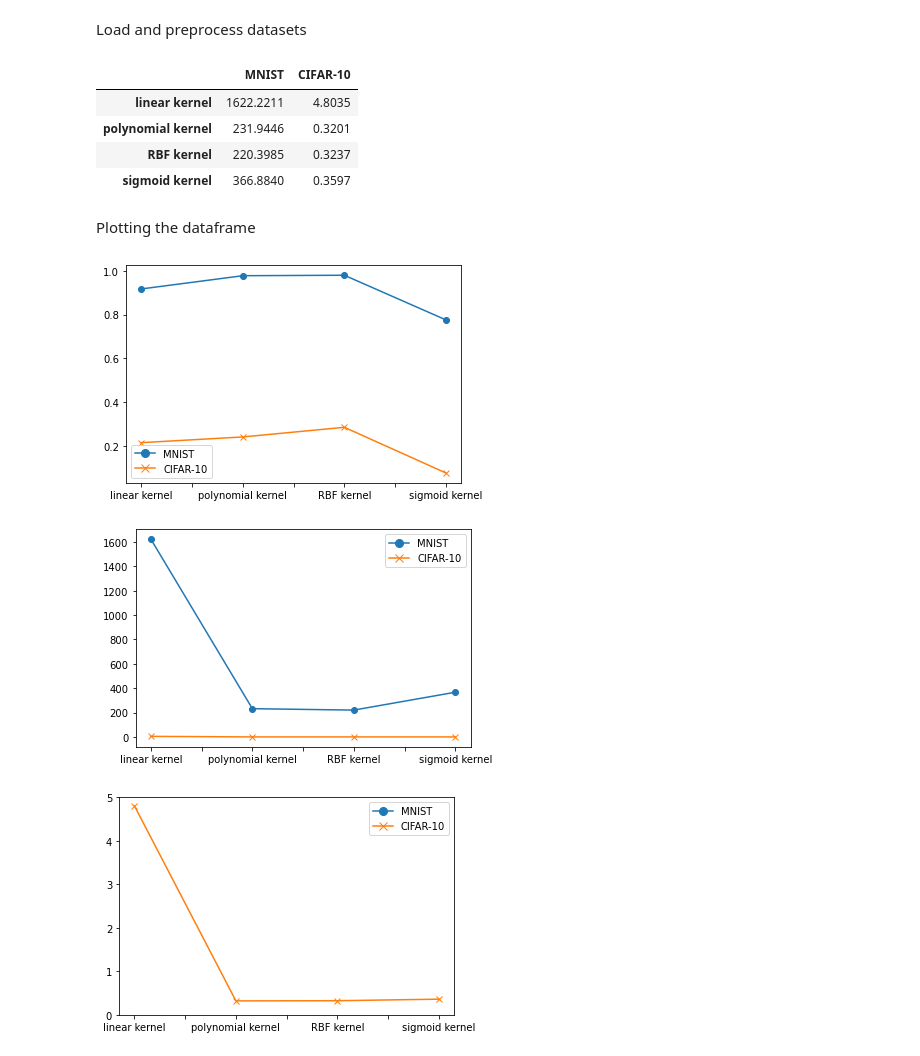
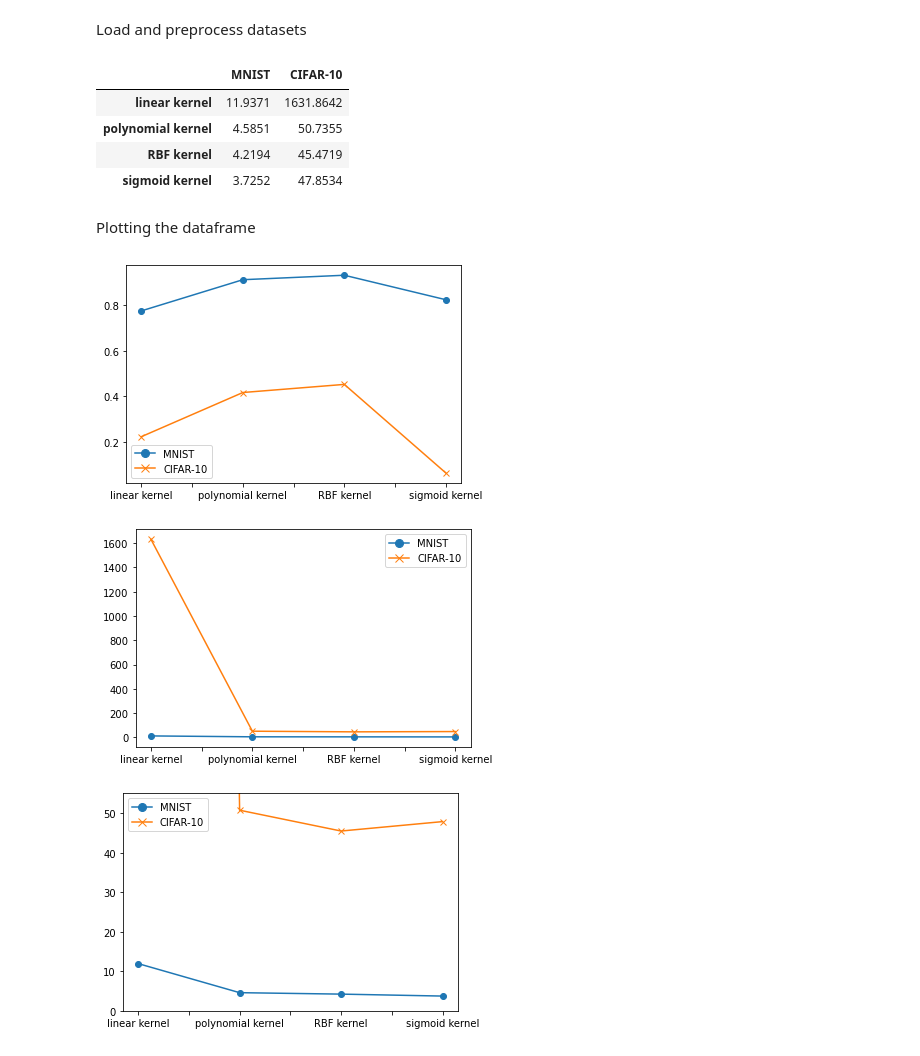
Before and after one commit to wookyung-lee/svmBT, a Jupyter notebook: comparison_w_real_data/main.ipynb, the cells around one changed output. Drawn from its saved outputs; the diff is of its cells as text; code cells hidden in the pictures.

```diff
--- a/comparison_w_real_data/main.ipynb
+++ b/comparison_w_real_data/main.ipynb
@@ -15,7 +15,7 @@ from tensorflow import keras
 Load and preprocess datasets
 # %%
 (train_images_1, train_labels_1), (test_images_1, test_labels_1) = keras.datasets.mnist.load_data()
-num_img = 60000
+num_img = 5000
 
 # reshape images from 3D array to 2D array so that SVC can process it
 samples_1, x_1, y_1 = train_images_1.shape # originally (60000, 28, 28)
@@ -40,7 +40,7 @@ test_labels_1 = test_labels_1[:num_img] # from (60000, 1) to (num_img, 1)
 test_labels_1 = test_labels_1.ravel() # from (num_img, 1) to (num_img,)
 # %%
 (train_images_2, train_labels_2), (test_images_2, test_labels_2) = keras.datasets.cifar10.load_data()
-num_img = 500
+num_img = 5000
 
 # reshape images from 3D array to 2D array so that SVC can process it
 samples_2, x_2, y_2, c_2 = train_images_2.shape # originally (50000, 32, 32, 3)
@@ -122,10 +122,10 @@ df_time = pd.DataFrame(list_train_time, index = ['linear kernel', 'polynomial ke
 df_time
 # %% [output]
 |  | MNIST | CIFAR-10 |
-| linear kernel | 1622.2211 | 4.8035 |
-| polynomial kernel | 231.9446 | 0.3201 |
-| RBF kernel | 220.3985 | 0.3237 |
-| sigmoid kernel | 366.8840 | 0.3597 |
+| linear kernel | 11.9371 | 1631.8642 |
+| polynomial kernel | 4.5851 | 50.7355 |
+| RBF kernel | 4.2194 | 45.4719 |
+| sigmoid kernel | 3.7252 | 47.8534 |
 # %% [markdown]
 Plotting the dataframe
 # %%
@@ -148,7 +148,7 @@ plot_c.legend(handles=[blue_o, orange_x])
 plot_c=plot_c.figure
 plot_c.savefig(f'image/plot_c.jpg')
 # %% [output]
-[figure, old version]
+[figure, new version]
 # %%
 plot_d_1 = df_time.plot() #(title="Plot D (time complexity)")
 
@@ -160,17 +160,17 @@ plot_d_1.legend(handles=[blue_o, orange_x])
 plot_d_1=plot_d_1.figure
 plot_d_1.savefig(f'image/plot_d_1.jpg')
 # %% [output]
-[figure, old version]
+[figure, new version]
 # %%
 plot_d_2 = df_time.plot() #(title="Plot D (time complexity, zoomed in)")
-plot_d_2.set_ylim(0,5) # disregarding the outlier which was too high
+plot_d_2.set_ylim(0,55) # disregarding the outlier which was too high
 
 for i, line in enumerate(plot_d_2.get_lines()):
     line.set_marker(markers[i])
 
 plot_d_2.legend(handles=[blue_o, orange_x])
 
 plot_d_2=plot_d_2.figure
 plot_d_2.savefig(f'image/plot_d_2.jpg')
 # %% [output]
-[figure, old version]
+[figure, new version]
```
Also changed, not shown: 3 other files.
